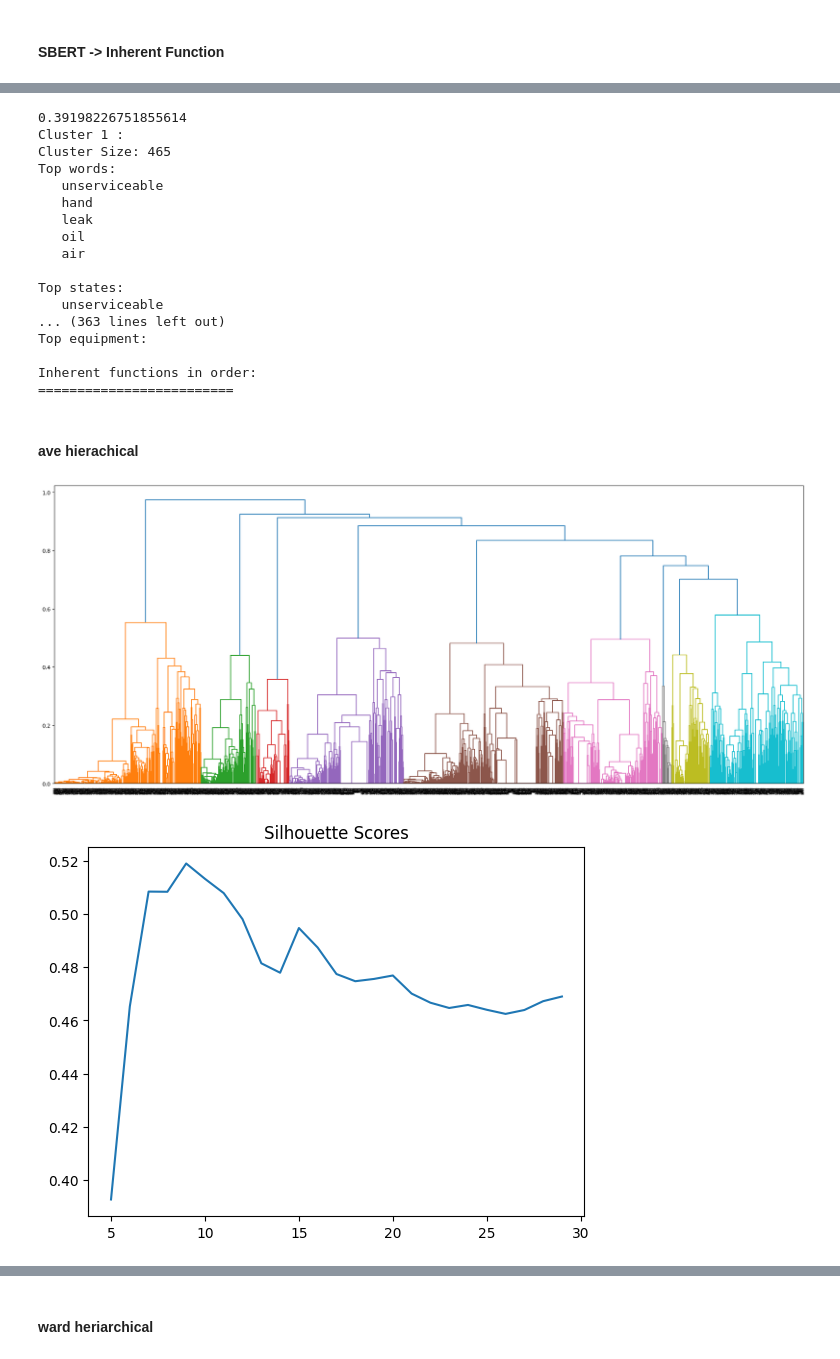
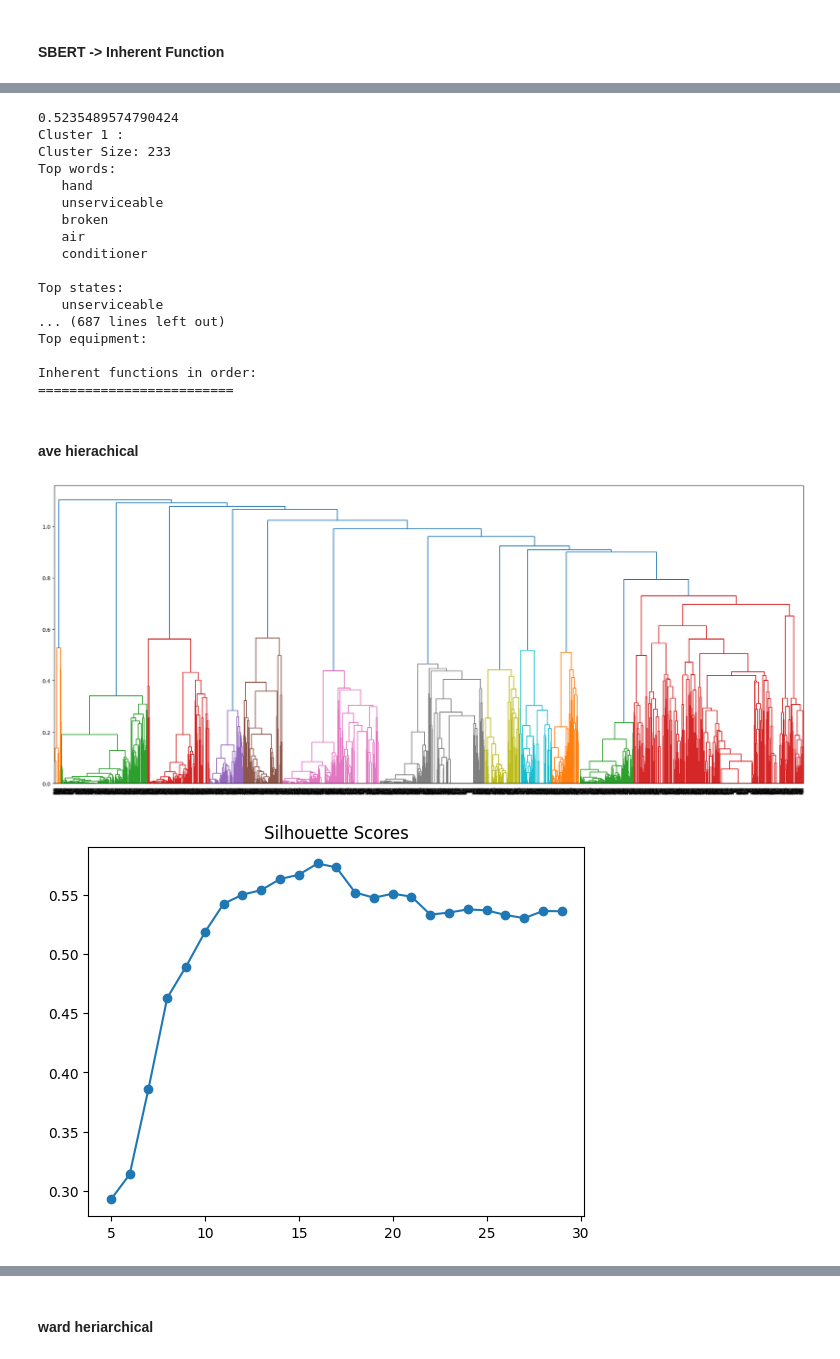
Before and after one commit to nlp-tlp/Hons24-Jadeyn, a Jupyter notebook: Sentence_Similarity/CNN_sbert copy.ipynb, the cells around one changed output, grey strips where cells are left out. Drawn from its saved outputs; the diff is of its cells as text; code cells hidden in the pictures.

Commit message:
SBERT->IF model
gold + silver +2 synthetics (-"leak" - guide - hold)

```diff
--- a/Sentence_Similarity/CNN_sbert copy.ipynb
+++ b/Sentence_Similarity/CNN_sbert copy.ipynb
@@ -1237,17 +1237,12 @@ def get_inherent_function(row, equipment_dict=None):
     #             print(row)
 
 
-def get_gold_dataset():
+def get_gold_dataset(dataset, labels, class_list, MWO_by_function, state_equipment_inherentfunction_by_MWO):
     f = open("../data/gold_release.json", "r")
     # returns JSON object as a dictionary
     data = json.load(f)
     f.close()
 
-    MWO_by_function = {}
-    dataset = []
-    labels = []
-    class_list = []
-    state_equipment_inherentfunction_by_MWO = {}
 
     for datum in data:
         types = [e["type"].split("/")[0] for e in datum["entities"]]
@@ -1305,6 +1300,7 @@ def get_gold_dataset():
         print(i, len(MWO_by_function[i]))
         if len(MWO_by_function[i]) == 1:
             print("   ", MWO_by_function[i])
+    print()
     return dataset, labels, class_list, MWO_by_function, state_equipment_inherentfunction_by_MWO
 # %%
 def create_equipment_dictionary():
@@ -1497,0 +1465,16 @@ informationprocessing 5
+# %%
+def create_dataset():
+    MWO_by_function = {}
+    dataset = []
+    labels = []
+    class_list = []
+    state_equipment_inherentfunction_by_MWO = {}
+
+    dataset, labels, class_list, MWO_by_function, state_equipment_inherentfunction_by_MWO = get_gold_dataset(dataset, labels, class_list, MWO_by_function, state_equipment_inherentfunction_by_MWO)
+    dataset, labels, class_list, MWO_by_function, state_equipment_inherentfunction_by_MWO = get_synthetic_dataset("../data/synthetic.csv", dataset, labels, class_list, MWO_by_function, state_equipment_inherentfunction_by_MWO)
+    dataset, labels, class_list, MWO_by_function, state_equipment_inherentfunction_by_MWO = get_synthetic_dataset("../data/synthetic2.csv",dataset, labels, class_list, MWO_by_function, state_equipment_inherentfunction_by_MWO)
+    dataset, labels, class_list, MWO_by_function, state_equipment_inherentfunction_by_MWO = get_silver_dataset(dataset, labels, class_list, MWO_by_function, state_equipment_inherentfunction_by_MWO)
+
+    return dataset, labels, class_list, MWO_by_function, state_equipment_inherentfunction_by_MWO
+
+dataset, labels, class_list, MWO_by_function, state_equipment_inherentfunction_by_MWO = create_dataset()
@@ -1874,6 +1875,6 @@ plt.show()
 # %%
 # best k
-k = 10
+k = 18
 kmeans = KMeans(n_clusters=k, random_state=42, n_init=100).fit(cluster_embeddings)
 cluster_labels = kmeans.labels_
 # dataset_not_padded = full_dataset("../data/gold_release.json")
@@ -1949,19 +1950,19 @@ for i in range(1,k+1):
         print("  ",sorted_cluster_inherentfunc[j], cluster_inherentfunc[sorted_cluster_inherentfunc[j]])
     print("=========================")
 # %% [output]
-0.39198226751855614
+0.5235489574790424
 Cluster 1 :
-Cluster Size: 465
+Cluster Size: 233
 Top words:
+   hand
    unserviceable
-   hand
-   leak
-   oil
+   broken
    air
+   conditioner
 
 Top states:
    unserviceable
-... (363 lines left out)
+... (687 lines left out)
 Top equipment:
 
 Inherent functions in order:
@@ -1971,19 +1972,19 @@ Inherent functions in order:
 # %%
 linkage_data = linkage(cluster_embeddings, method='average')
 fig = plt.figure(figsize=(25, 10))
 dn = dendrogram(linkage_data)
 plt.show()
 
 # calculate sihouette score on different k values
 silhouette_scores = []
 test_k = list(range(5, 30))
 for i in test_k:
     cluster_labels = fcluster(linkage_data, i, criterion='maxclust')
     silhouette_scores.append(silhouette_score(cluster_embeddings, cluster_labels))
-plt.plot(test_k, silhouette_scores)
+plt.plot(test_k, silhouette_scores, marker='o')
 plt.title("Silhouette Scores")
 plt.show()
 # %% [output]
-[figure, old version]
+[figure, new version]
-[figure, old version]
+[figure, new version]
 # %%
```
Also changed, not shown: parts of 14 cells of this notebook, 1 other file.
